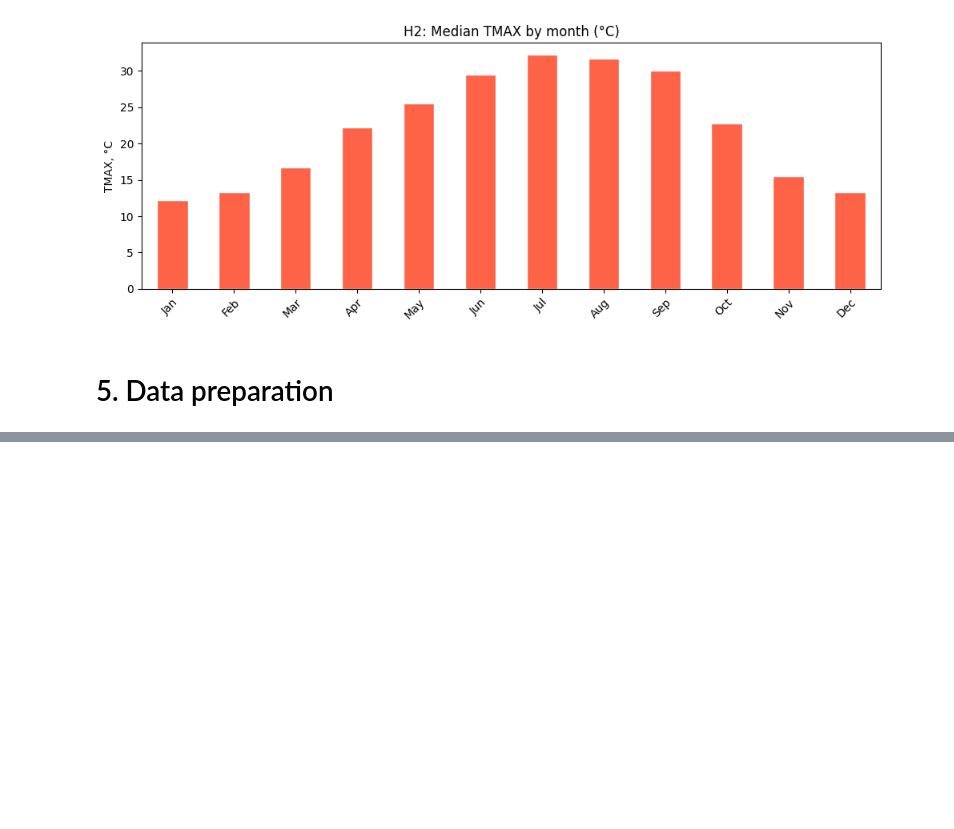
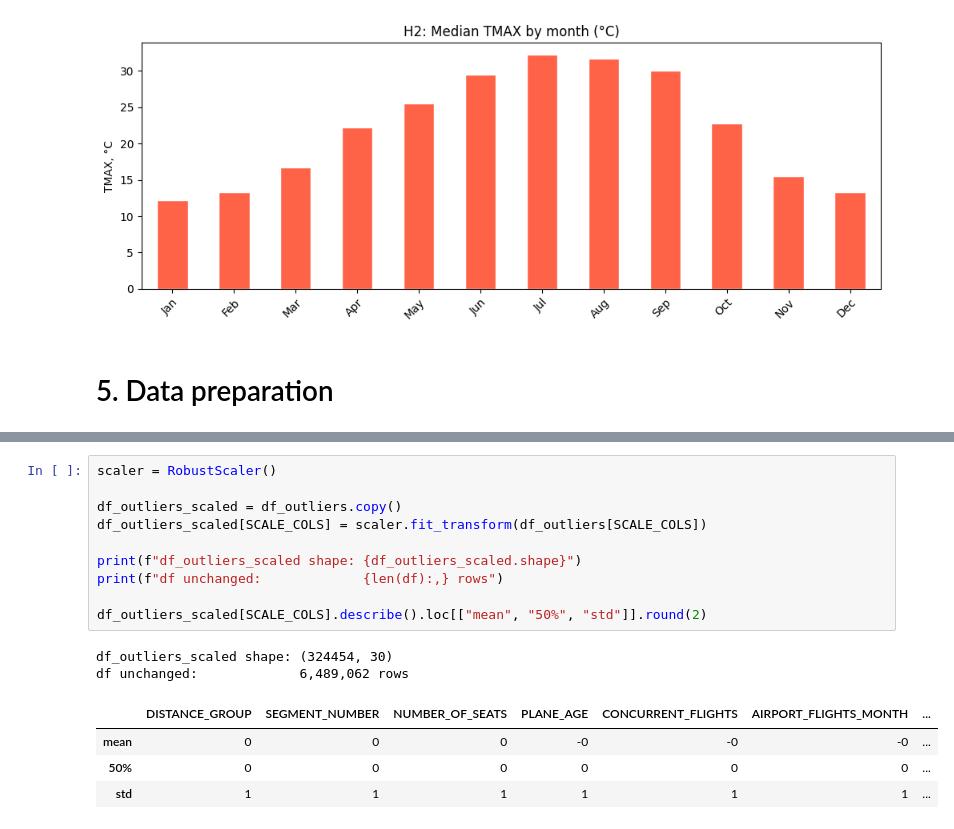
Before and after one commit to AlinaYakubova/ml-flight-felay-prediction, a Jupyter notebook: flight_delay_prediction.ipynb, the cells around one changed output, grey strips where cells are left out. Saved outputs shown, nothing was run; the diff lists cells and outputs as text; blank space fills up the shorter version.

```diff
--- a/flight_delay_prediction.ipynb
+++ b/flight_delay_prediction.ipynb
@@ -588,0 +652,17 @@ plt.show()
+# %%
+scaler = RobustScaler()
+
+df_outliers_scaled = df_outliers.copy()
+df_outliers_scaled[SCALE_COLS] = scaler.fit_transform(df_outliers[SCALE_COLS])
+
+print(f"df_outliers_scaled shape: {df_outliers_scaled.shape}")
+print(f"df unchanged:             {len(df):,} rows")
+
+df_outliers_scaled[SCALE_COLS].describe().loc[["mean", "50%", "std"]].round(2)
+# %% [output]
+df_outliers_scaled shape: (324454, 30)
+df unchanged:             6,489,062 rows
+|  | DISTANCE_GROUP | SEGMENT_NUMBER | NUMBER_OF_SEATS | PLANE_AGE | CONCURRENT_FLIGHTS | AIRPORT_FLIGHTS_MONTH | ... |
+| mean | 0 | 0 | 0 | -0 | -0 | -0 | ... |
+| 50% | 0 | 0 | 0 | 0 | 0 | 0 | ... |
+| std | 1 | 1 | 1 | 1 | 1 | 1 | ... |
```
Also changed, not shown: parts of 17 cells of this notebook.
